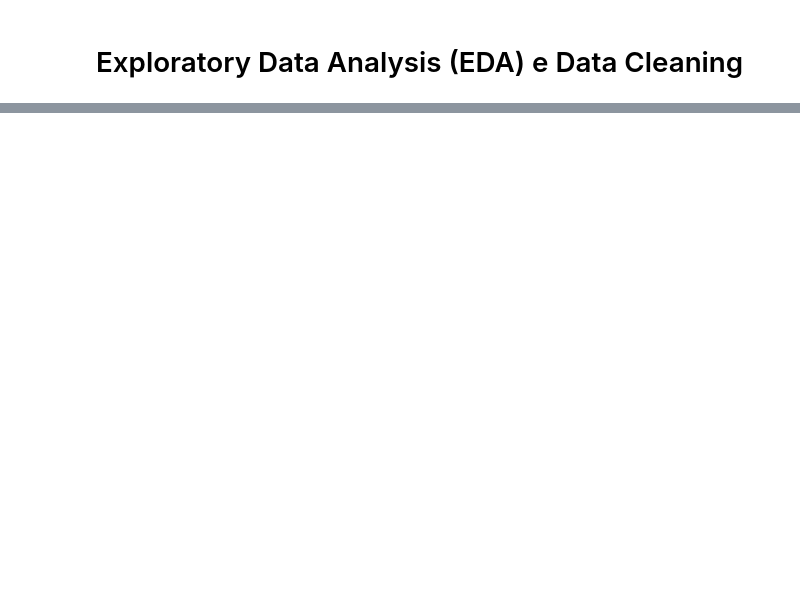
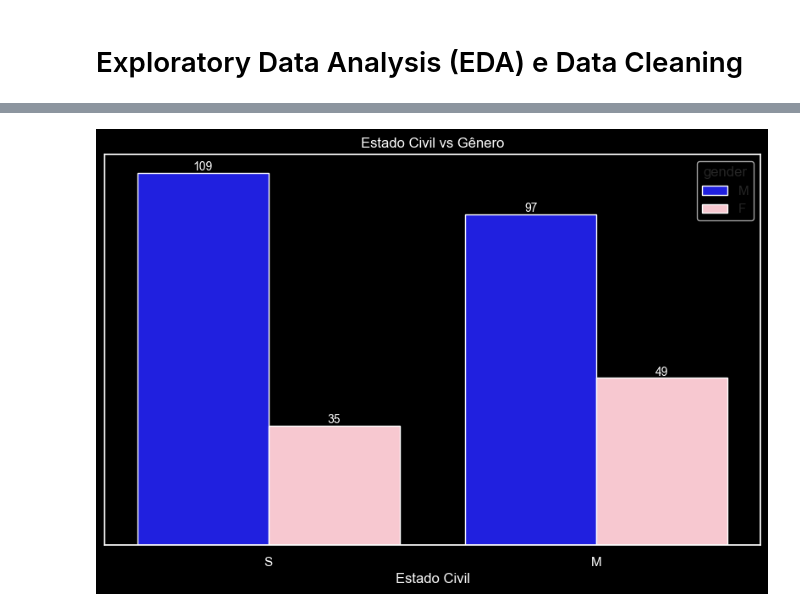
Before and after one commit to wrpereira/df_lh, a Jupyter notebook: airflow/jupyter/humanresources_employee.ipynb, the cells around one changed output, grey strips where cells are left out. Cells and saved outputs as stored; diff of their text form; code cells hidden in the pictures; blank space fills up the shorter version.

Commit message:
Construção dos notebooks (EDA/Data Cleaning)

```diff
--- a/airflow/jupyter/humanresources_employee.ipynb
+++ b/airflow/jupyter/humanresources_employee.ipynb
@@ -206,0 +430,35 @@ print("Modifieddate antes de hiredate:", humanresources_employee[modifieddate <
+# %%
+# Configurar o estilo do gráfico para fundo escuro
+sns.set(style='darkgrid', rc={"axes.facecolor": "black", "figure.facecolor": "black"})
+
+# Gráfico de barras para maritalstatus x gender
+plt.figure(figsize=(10, 6))
+ax = sns.countplot(
+    x='maritalstatus', hue='gender', data=humanresources_employee,
+    palette={"M": "blue", "F": "pink"}
+)
+plt.title('Estado Civil vs Gênero', color='white')
+plt.ylabel("")
+plt.xlabel("Estado Civil", color='white')
+
+# Cor dos rótulos
+ax.tick_params(axis='x', colors='white')
+ax.tick_params(axis='y', colors='white')
+
+# Remover os números do eixo Y
+ax.set_yticks([])
+
+# Valores no topo de cada barra
+for container in ax.containers:
+    ax.bar_label(container, fmt='%d', label_type='edge', color='white', fontsize=10)
+
+# Grade
+plt.grid(axis='y', linestyle='--', alpha=0.5, color='gray')
+
+plt.show()
+
+
+#doc: maritalstatus: M = married | casado ; S = single | Solteiro
+#     gender: M = male | homem ; F = female | mulher
+# %% [output]
+[figure, added]
```
Also changed, not shown: parts of 26 cells of this notebook, 14 other files.
